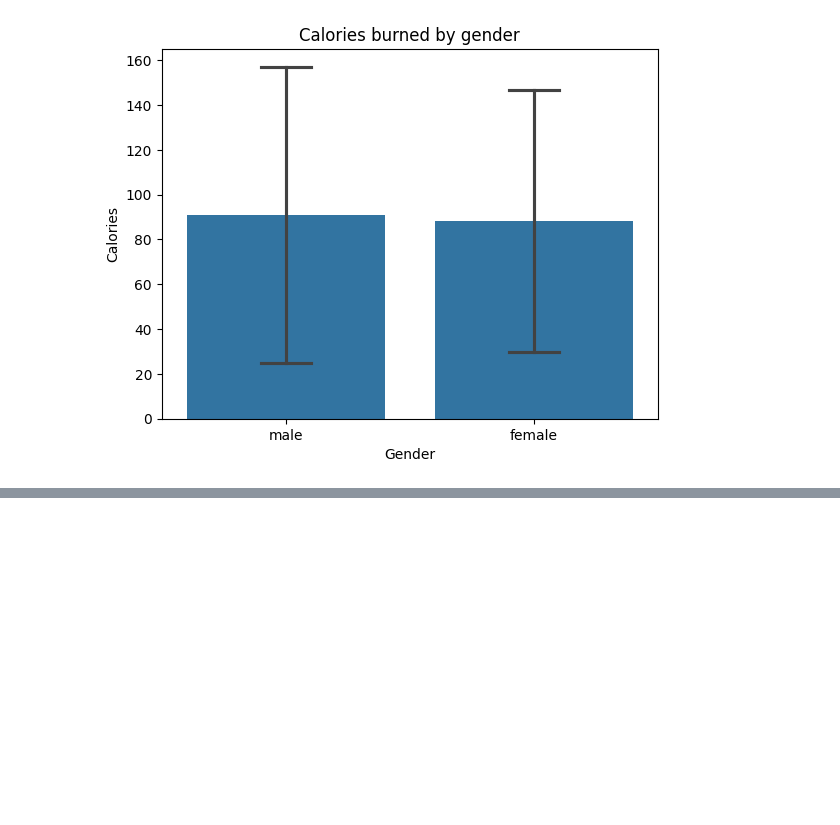
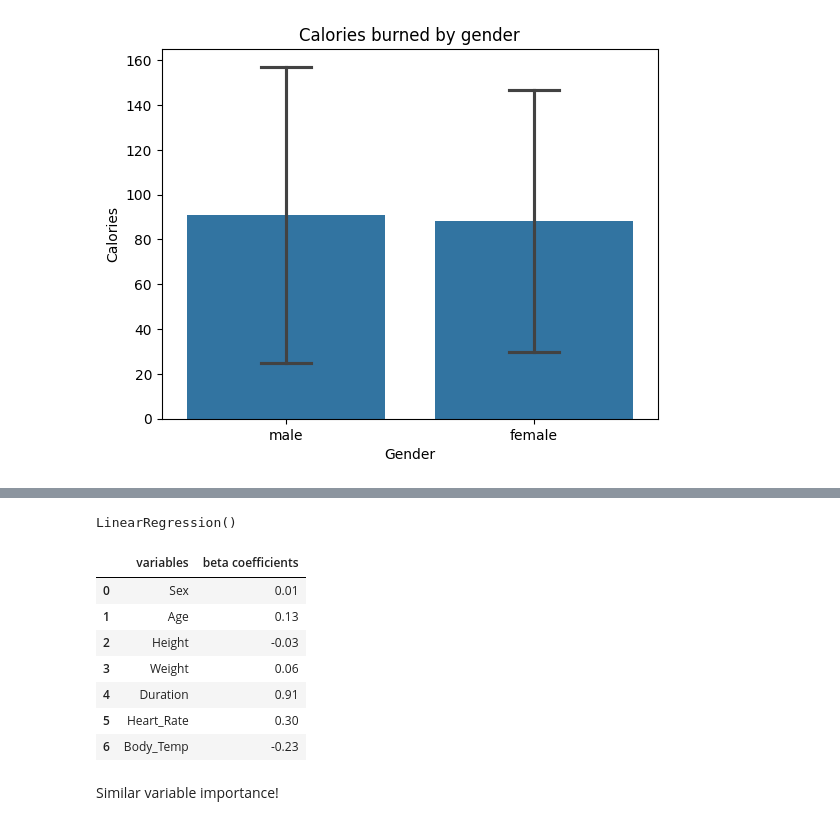
Before and after one commit to Mkranj/ML_calories_burned, a Jupyter notebook: scripts/eda.ipynb, the cells around one changed output, grey strips where cells are left out. Saved outputs shown, nothing was run; the diff lists cells and outputs as text; code cells hidden in the pictures; blank space fills up the shorter version.

```diff
--- a/scripts/eda.ipynb
+++ b/scripts/eda.ipynb
@@ -191,0 +239,32 @@ _ = plt.set_title("Calories burned by gender")
+# %%
+# Linear regression with beta coefficients
+stand = StandardScaler()
+_ =stand.fit(corr_t_data)
+# %%
+lm_stand = LinearRegression()
+stand_data = stand.transform(corr_t_data)
+
+stand_data = pd.DataFrame(stand_data, columns = corr_t_data.columns)
+# %%
+lm_stand.fit(
+    stand_data.drop(["Calories"], axis = 1),
+    stand_data["Calories"]
+)
+# %% [output]
+LinearRegression()
+# %%
+pd.DataFrame({
+    "variables": stand_data.drop(["Calories"], axis = 1).columns,
+    "beta coefficients": lm_stand.coef_
+})
+# %% [output]
+|  | variables | beta coefficients |
+| 0 | Sex | 0.01 |
+| 1 | Age | 0.13 |
+| 2 | Height | -0.03 |
+| 3 | Weight | 0.06 |
+| 4 | Duration | 0.91 |
+| 5 | Heart_Rate | 0.30 |
+| 6 | Body_Temp | -0.23 |
+# %% [markdown]
+Similar variable importance!
```
Also changed, not shown: parts of 5 cells of this notebook.
